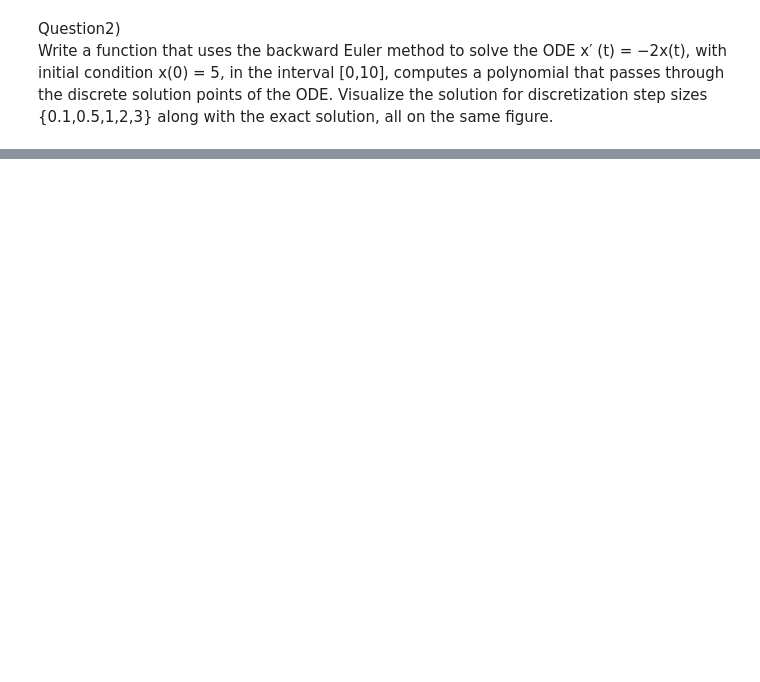
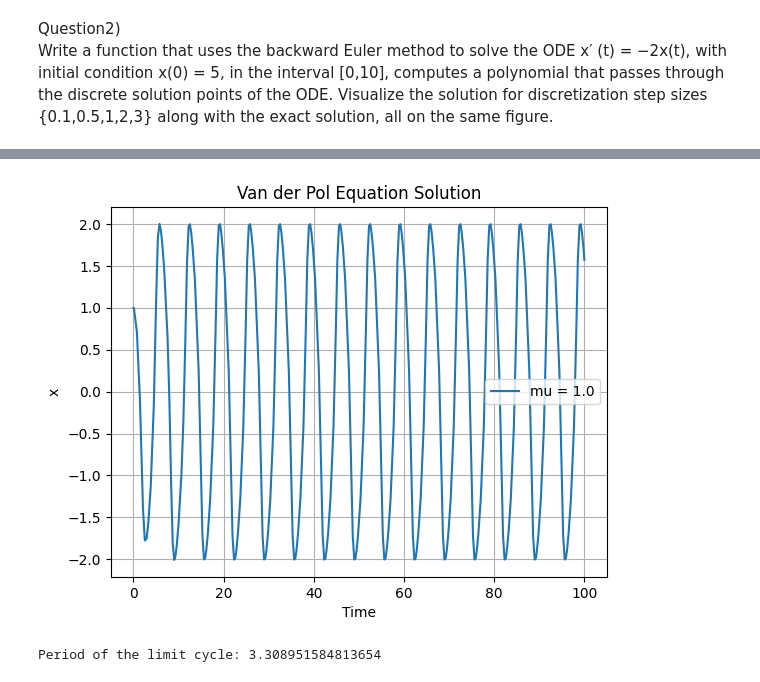
Before and after one commit to CodeCraftsmanSandeep/cma, a Jupyter notebook: week6/code.ipynb, the cells around one changed output, grey strips where cells are left out. Cells and saved outputs as stored; diff of their text form; code cells hidden in the pictures; blank space fills up the shorter version.

```diff
--- a/week6/code.ipynb
+++ b/week6/code.ipynb
@@ -56,0 +109,45 @@ also expected to animate motion of the pendulum using Python’s matplotlib libr
+# %%
+import numpy as np
+from scipy.integrate import solve_ivp
+import matplotlib.pyplot as plt
+
+def van_der_pol(t, y, mu):
+    x, v = y
+    dxdt = v
+    dvdt = mu * (1 - x**2) * v - x
+    return [dxdt, dvdt]
+
+def find_limit_cycle_period(mu, initial_conditions, t_span):
+    sol = solve_ivp(van_der_pol, t_span, initial_conditions, args=(mu,), dense_output=True)
+    t_eval = np.linspace(t_span[0], t_span[1], 100)
+    sol_values = sol.sol(t_eval)
+
+    # print(t_eval)
+    # print(sol_values)
+
+    # Find the indices where x crosses zero (indicating one complete cycle)
+    zero_crossings = np.where(np.diff(np.signbit(sol_values[0])))[0]
+    # print(zero_crossings)
+    periods = np.diff(t_eval[zero_crossings])
+    period = np.mean(periods)
+
+    # Plot the solution trajectory
+    plt.plot(sol.t, sol.y[0], label=f'mu = {mu}')
+    plt.xlabel('Time')
+    plt.ylabel('x')
+    plt.title('Van der Pol Equation Solution')
+    plt.legend()
+    plt.grid(True)
+    plt.show()
+
+    return period
+
+# Example usage
+mu = 1.0
+initial_conditions = [1.0, 0.0]  # Example initial conditions
+t_span = [0, 100]  # Time span for integration
+period = find_limit_cycle_period(mu, initial_conditions, t_span)
+print("Period of the limit cycle:", period)
+# %% [output]
+[figure, added]
+Period of the limit cycle: 3.308951584813654
```
Also changed, not shown: parts of 5 cells of this notebook, 12 other files.
